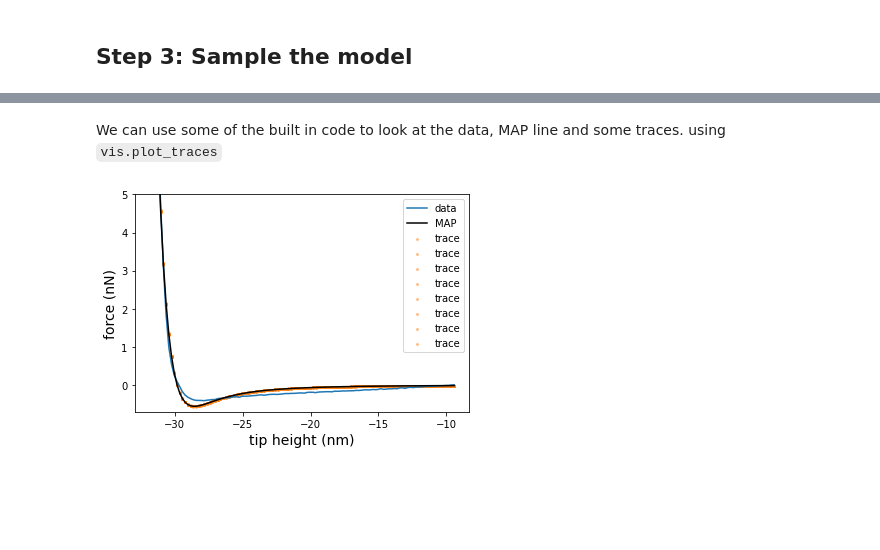
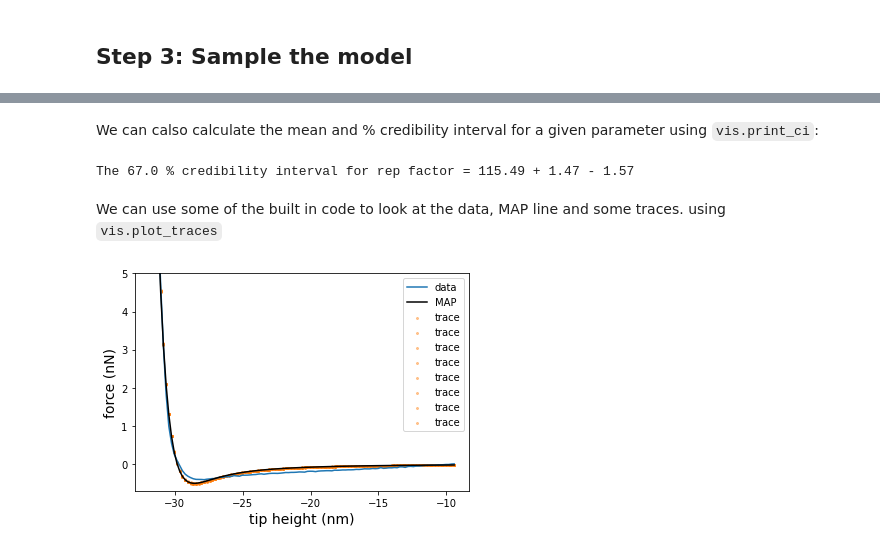
Before and after one commit to phys201/nc_AFM, a Jupyter notebook: documentation.ipynb, the cells around one changed output, grey strips where cells are left out. Drawn from its saved outputs; the diff is of its cells as text; code cells hidden in the pictures; blank space fills up the shorter version.

```diff
--- a/documentation.ipynb
+++ b/documentation.ipynb
@@ -565,7 +562,7 @@ f_data = force_array*10**9 #nN
 noise = 0.05 #nN
 
 #fudge the Hamaker constant a little... Since using 0.286 doens't give good results.
-hamaker = 10.286 #aJ
+hamaker = 0.286 #aJ
 # %%
 plt.plot(z_data, f_data)
 
@@ -578,10 +575,9 @@ plt.ylabel('force (nN)');
 # %%
-sph_model_data = ml.vdw_sph(z_data, f_data, noise, hamaker, fit_z0 = True, rep_factor_init = 150,
-                            alpha_init = 1, radius_init = 65, alpha_var = 1)
+sph_model_data = ml.vdw_sph(z_data, f_data, noise, hamaker, fit_z0 = True)
 # %% [markdown]
 ### Step 2a: find the MAP
 # %%
-map_estimate = pm.find_MAP(model=sph_model_data)
-map_estimate
+map_estimate_s = pm.find_MAP(model=sph_model_data)
+map_estimate_s
 # %% [output]
 [interactive output not drawn]
@@ -611,6 +608,12 @@ The number of effective samples is smaller than 25% for some parameters.
+# %% [markdown]
+We can calso calculate the mean and % credibility interval for a given parameter using `vis.print_ci`:
+# %%
+vis.print_ci(sph_df, 'rep factor')
+# %% [output]
+The 67.0 % credibility interval for rep factor = 115.49 + 1.47 - 1.57
 # %% [markdown]
 We can use some of the built in code to look at the data, MAP line and some traces. using `vis.plot_traces`
 # %%
-vis.plot_traces(z_data, f_data, traces_sph, map_estimate, hamaker)
+vis.plot_traces(z_data, f_data, traces_sph, map_estimate_s, hamaker)
 # %% [output]
-[figure, old version]
+[figure, new version]
```
Also changed, not shown: parts of 49 cells of this notebook, 7 other files.
